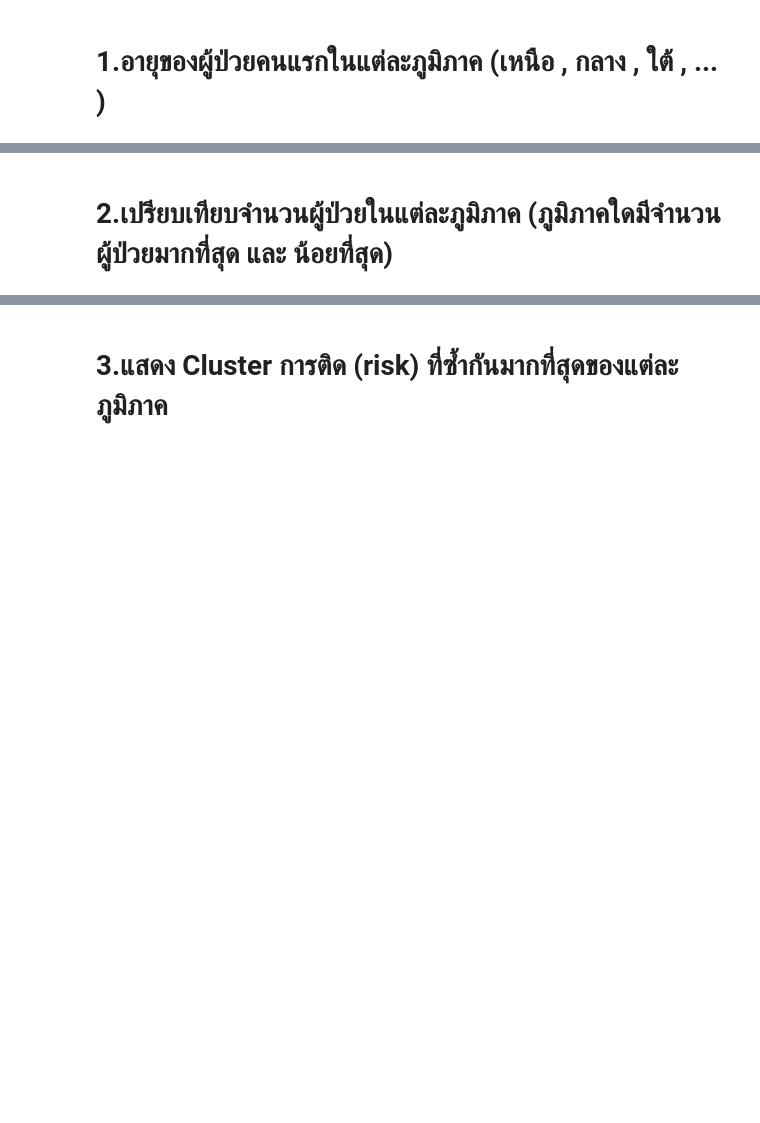
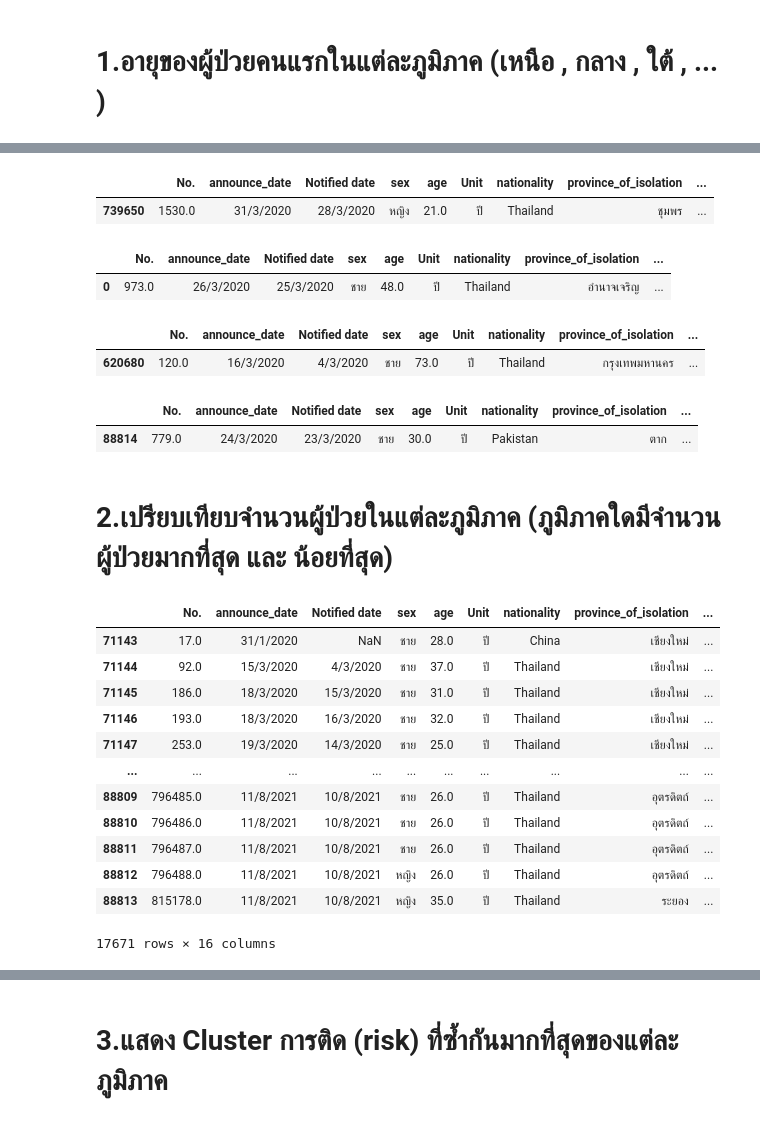
Before and after one commit to ThanikPimpiban/data_viz_2022, a Jupyter notebook: BasicPython&DataViz_midterm2022.ipynb, the cells around one changed output, grey strips where cells are left out. Drawn from its saved outputs; the diff is of its cells as text; code cells hidden in the pictures; blank space fills up the shorter version.

```diff
--- a/BasicPython&DataViz_midterm2022.ipynb
+++ b/BasicPython&DataViz_midterm2022.ipynb
@@ -222,2 +234,43 @@ df.shape
+# %%
+df_S = df[df['6 ภูมิภาค (ภูมิศาสตร์)']=='ใต้']
+df_S.head(1)
+# %% [output]
+|  | No. | announce_date | Notified date | sex | age | Unit | nationality | province_of_isolation | ... |
+| 739650 | 1530.0 | 31/3/2020 | 28/3/2020 | หญิง | 21.0 | ปี | Thailand | ชุมพร | ... |
+# %%
+df_NE = df[df['6 ภูมิภาค (ภูมิศาสตร์)']=='ตะวันออกเฉียงเหนือ']
+df_NE.head(1)
+# %% [output]
+|  | No. | announce_date | Notified date | sex | age | Unit | nationality | province_of_isolation | ... |
+| 0 | 973.0 | 26/3/2020 | 25/3/2020 | ชาย | 48.0 | ปี | Thailand | อำนาจเจริญ | ... |
+# %%
+df_E = df[df['6 ภูมิภาค (ภูมิศาสตร์)']=='ตะวันออก']
+df_E.head(1)
+# %% [output]
+|  | No. | announce_date | Notified date | sex | age | Unit | nationality | province_of_isolation | ... |
+| 620680 | 120.0 | 16/3/2020 | 4/3/2020 | ชาย | 73.0 | ปี | Thailand | กรุงเทพมหานคร | ... |
+# %%
+df_W = df[df['6 ภูมิภาค (ภูมิศาสตร์)']=='ตะวันตก']
+df_W.head(1)
+# %% [output]
+|  | No. | announce_date | Notified date | sex | age | Unit | nationality | province_of_isolation | ... |
+| 88814 | 779.0 | 24/3/2020 | 23/3/2020 | ชาย | 30.0 | ปี | Pakistan | ตาก | ... |
 # %% [markdown]
 # 2.เปรียบเทียบจำนวนผู้ป่วยในแต่ละภูมิภาค (ภูมิภาคใดมีจำนวนผู้ป่วยมากที่สุด และ น้อยที่สุด)
+# %%
+df_N= df[df['6 ภูมิภาค (ภูมิศาสตร์)']=='เหนือ']
+df_N
+# %% [output]
+|  | No. | announce_date | Notified date | sex | age | Unit | nationality | province_of_isolation | ... |
+| 71143 | 17.0 | 31/1/2020 | NaN | ชาย | 28.0 | ปี | China | เชียงใหม่ | ... |
+| 71144 | 92.0 | 15/3/2020 | 4/3/2020 | ชาย | 37.0 | ปี | Thailand | เชียงใหม่ | ... |
+| 71145 | 186.0 | 18/3/2020 | 15/3/2020 | ชาย | 31.0 | ปี | Thailand | เชียงใหม่ | ... |
+| 71146 | 193.0 | 18/3/2020 | 16/3/2020 | ชาย | 32.0 | ปี | Thailand | เชียงใหม่ | ... |
+| 71147 | 253.0 | 19/3/2020 | 14/3/2020 | ชาย | 25.0 | ปี | Thailand | เชียงใหม่ | ... |
+| ... | ... | ... | ... | ... | ... | ... | ... | ... | ... |
+| 88809 | 796485.0 | 11/8/2021 | 10/8/2021 | ชาย | 26.0 | ปี | Thailand | อุตรดิตถ์ | ... |
+| 88810 | 796486.0 | 11/8/2021 | 10/8/2021 | ชาย | 26.0 | ปี | Thailand | อุตรดิตถ์ | ... |
+| 88811 | 796487.0 | 11/8/2021 | 10/8/2021 | ชาย | 26.0 | ปี | Thailand | อุตรดิตถ์ | ... |
+| 88812 | 796488.0 | 11/8/2021 | 10/8/2021 | หญิง | 26.0 | ปี | Thailand | อุตรดิตถ์ | ... |
+| 88813 | 815178.0 | 11/8/2021 | 10/8/2021 | หญิง | 35.0 | ปี | Thailand | ระยอง | ... |
+17671 rows × 16 columns
```
Also changed, not shown: parts of 12 cells of this notebook.
